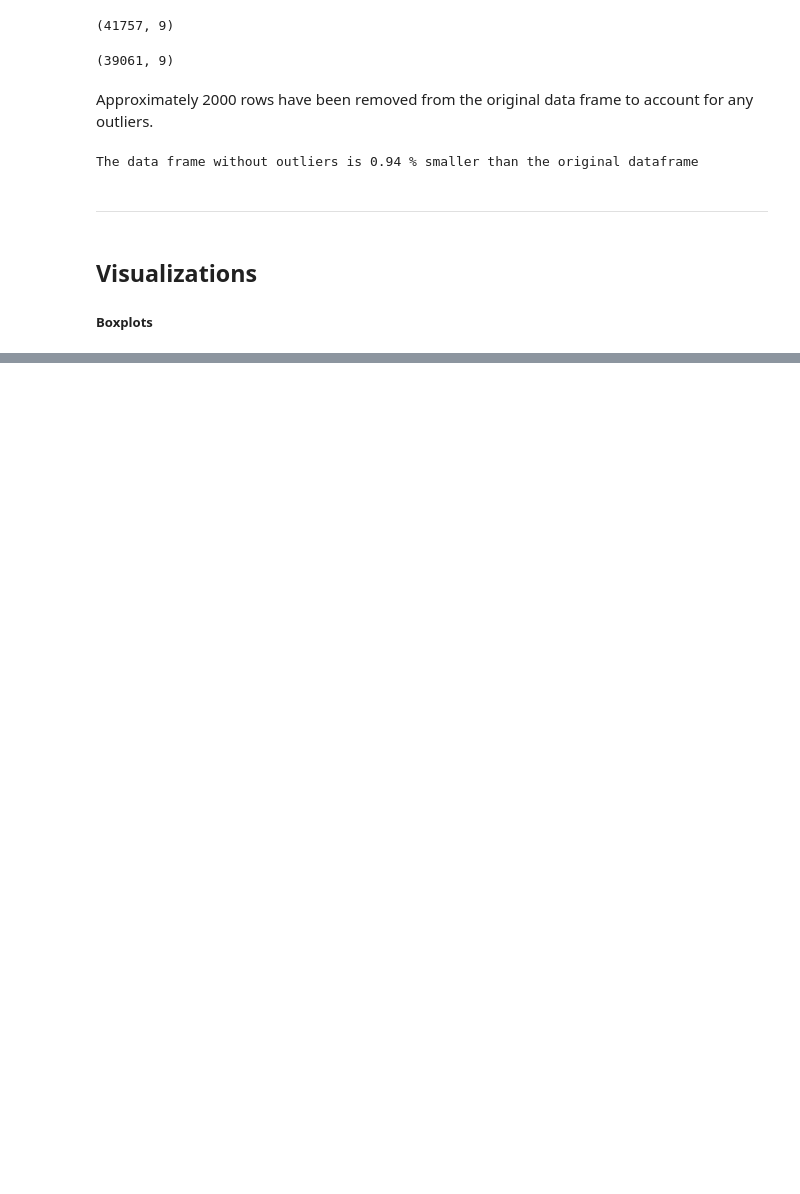
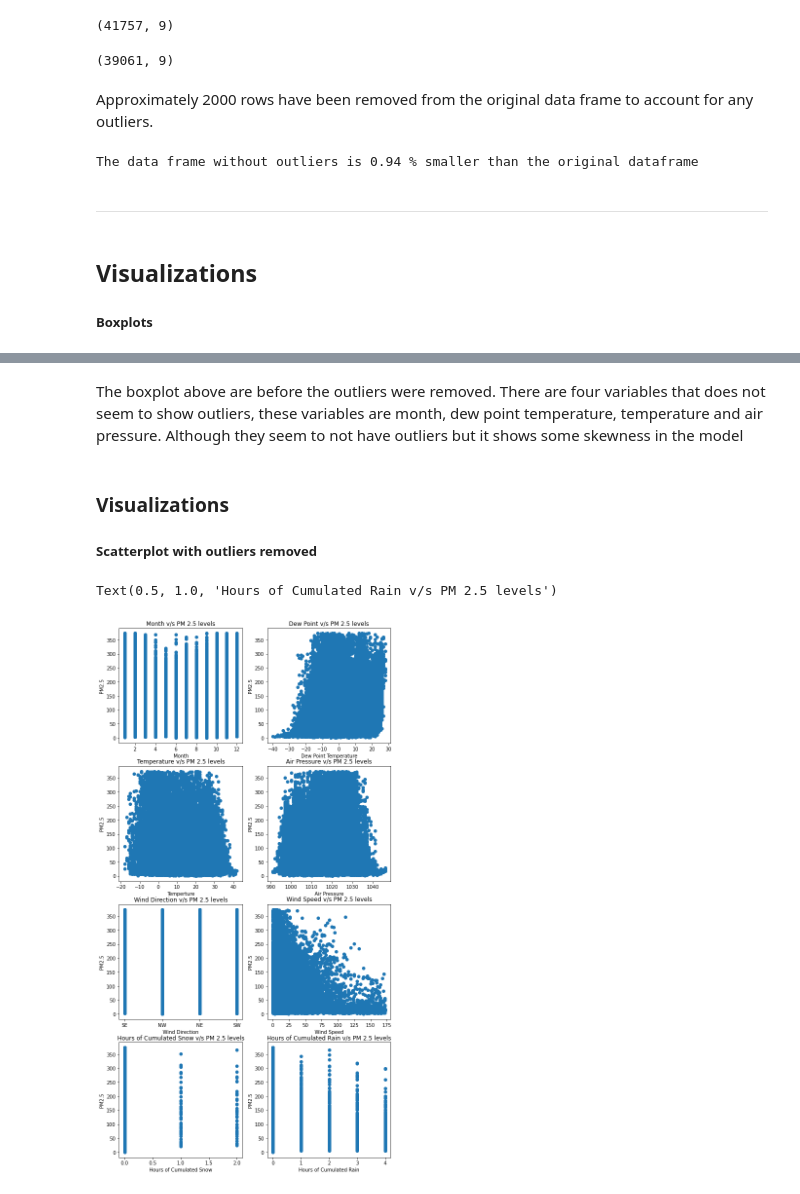
Before and after one commit to sverma1012/pollution, a Jupyter notebook: Part2_Data_Cleaning.ipynb, the cells around one changed output, grey strips where cells are left out. Drawn from its saved outputs; the diff is of its cells as text; code cells hidden in the pictures; blank space fills up the shorter version.

```diff
--- a/Part2_Data_Cleaning.ipynb
+++ b/Part2_Data_Cleaning.ipynb
@@ -215,0 +265,52 @@ The data frame without outliers is 0.94 % smaller than the original dataframe
+# %% [markdown]
+The boxplot above are before the outliers were removed.
+There are four variables that does not seem to show outliers, these variables are month, dew point temperature, temperature and air pressure. Although they seem to not have outliers but it shows some skewness in the model
+# %% [markdown]
+### Visualizations
+##### Scatterplot with outliers removed
+# %%
+fig, ax = plt.subplots(4, 2, figsize = (10, 20))
+#fig.tight_layout()
+
+ax[0,0].scatter(y = pollution2['pm2.5'], x = pollution2['month'])
+ax[0,0].set_xlabel('Month')
+ax[0,0].set_ylabel('PM2.5')
+ax[0,0].set_title('Month v/s PM 2.5 levels')
+
+ax[0, 1].scatter(y = pollution2['pm2.5'], x = pollution2['dewTemp'])
+ax[0, 1].set_xlabel('Dew Point Temperature')
+ax[0, 1].set_ylabel('PM2.5')
+ax[0, 1].set_title('Dew Point v/s PM 2.5 levels')
+
+ax[1,0].scatter(y = pollution2['pm2.5'], x = pollution2['temp'])
+ax[1,0].set_xlabel('Temperture')
+ax[1,0].set_ylabel('PM2.5')
+ax[1,0].set_title('Temperature v/s PM 2.5 levels')
+
+ax[1,1].scatter(y = pollution2['pm2.5'], x = pollution2['pres'])
+ax[1,1].set_xlabel('Air Pressure')
+ax[1,1].set_ylabel('PM2.5')
+ax[1,1].set_title('Air Pressure v/s PM 2.5 levels')
+
+ax[2,0].scatter(y = pollution2['pm2.5'], x = pollution2['windDir'])
+ax[2,0].set_xlabel('Wind Direction')
+ax[2,0].set_ylabel('PM2.5')
+ax[2,0].set_title('Wind Direction v/s PM 2.5 levels')
+
+ax[2,1].scatter(y = pollution2['pm2.5'], x = pollution2['windSpeed'])
+ax[2,1].set_xlabel('Wind Speed')
+ax[2,1].set_ylabel('PM2.5')
+ax[2,1].set_title('Wind Speed v/s PM 2.5 levels')
+
+ax[3,0].scatter(y = pollution2['pm2.5'], x = pollution2['cumSnow'])
+ax[3,0].set_xlabel('Hours of Cumulated Snow')
+ax[3,0].set_ylabel('PM2.5')
+ax[3,0].set_title('Hours of Cumulated Snow v/s PM 2.5 levels')
+
+ax[3,1].scatter(y = pollution2['pm2.5'], x = pollution2['cumRain'])
+ax[3,1].set_xlabel('Hours of Cumulated Rain')
+ax[3,1].set_ylabel('PM2.5')
+ax[3,1].set_title('Hours of Cumulated Rain v/s PM 2.5 levels')
+# %% [output]
+Text(0.5, 1.0, 'Hours of Cumulated Rain v/s PM 2.5 levels')
+[figure, added]
```
Also changed, not shown: parts of 13 cells of this notebook.
